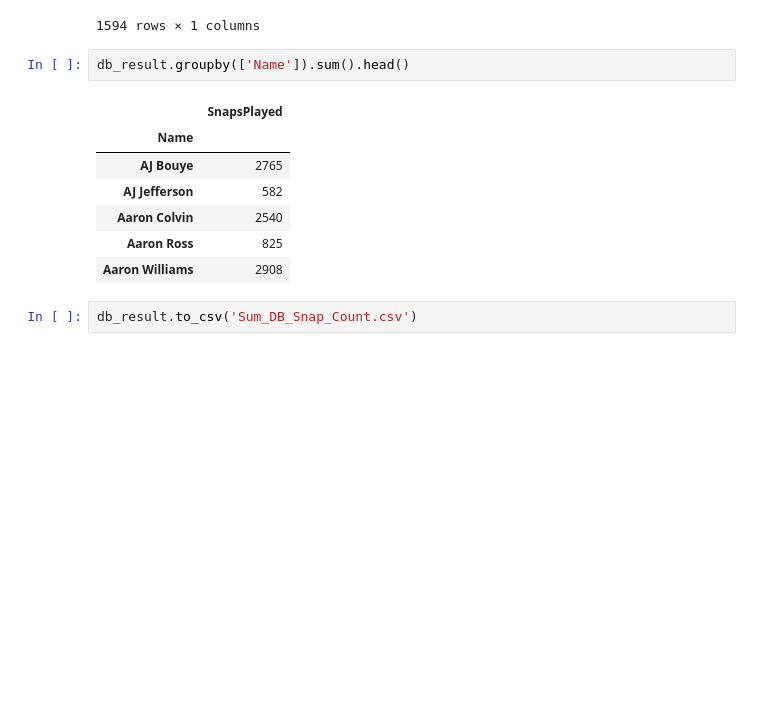
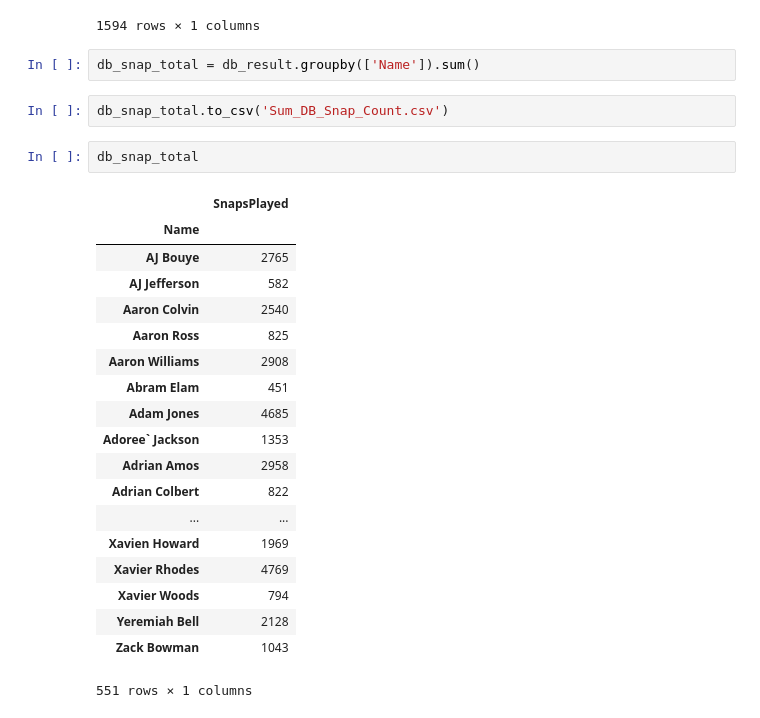
Before and after one commit to DrewLoPresti/NFL_Challenge, a Jupyter notebook: Snap Count/DB Snap Count.ipynb, the cells around one changed output. Drawn from its saved outputs; the diff is of its cells as text; blank space fills up the shorter version.

Commit message:
cleaned snap count and wr data

```diff
--- a/Snap Count/DB Snap Count.ipynb
+++ b/Snap Count/DB Snap Count.ipynb
@@ -220,14 +220,28 @@ db_result.set_index('Name')
 | Jimmy Smith | 62 |
 1594 rows × 1 columns
 # %%
-db_result.groupby(['Name']).sum().head()
+db_snap_total = db_result.groupby(['Name']).sum()
-# %% [output]
-|  | SnapsPlayed |
-| Name |  |
-| AJ Bouye | 2765 |
-| AJ Jefferson | 582 |
-| Aaron Colvin | 2540 |
-| Aaron Ross | 825 |
-| Aaron Williams | 2908 |
 # %%
-db_result.to_csv('Sum_DB_Snap_Count.csv')
+db_snap_total.to_csv('Sum_DB_Snap_Count.csv')
+# %%
+db_snap_total
+# %% [output]
+|  | SnapsPlayed |
+| Name |  |
+| AJ Bouye | 2765 |
+| AJ Jefferson | 582 |
+| Aaron Colvin | 2540 |
+| Aaron Ross | 825 |
+| Aaron Williams | 2908 |
+| Abram Elam | 451 |
+| Adam Jones | 4685 |
+| Adoree` Jackson | 1353 |
+| Adrian Amos | 2958 |
+| Adrian Colbert | 822 |
+| ... | ... |
+| Xavien Howard | 1969 |
+| Xavier Rhodes | 4769 |
+| Xavier Woods | 794 |
+| Yeremiah Bell | 2128 |
+| Zack Bowman | 1043 |
+551 rows × 1 columns
```
Also changed, not shown: 7 other files.
